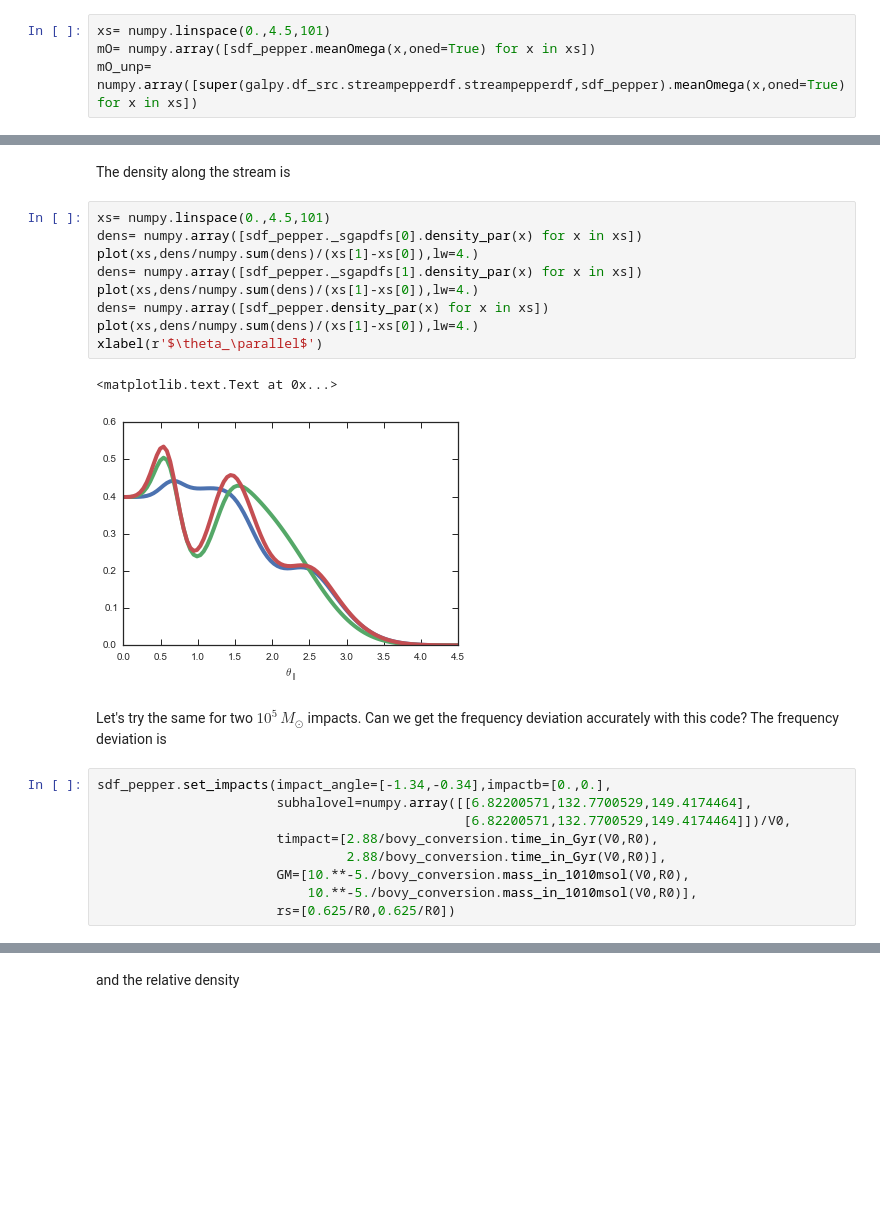
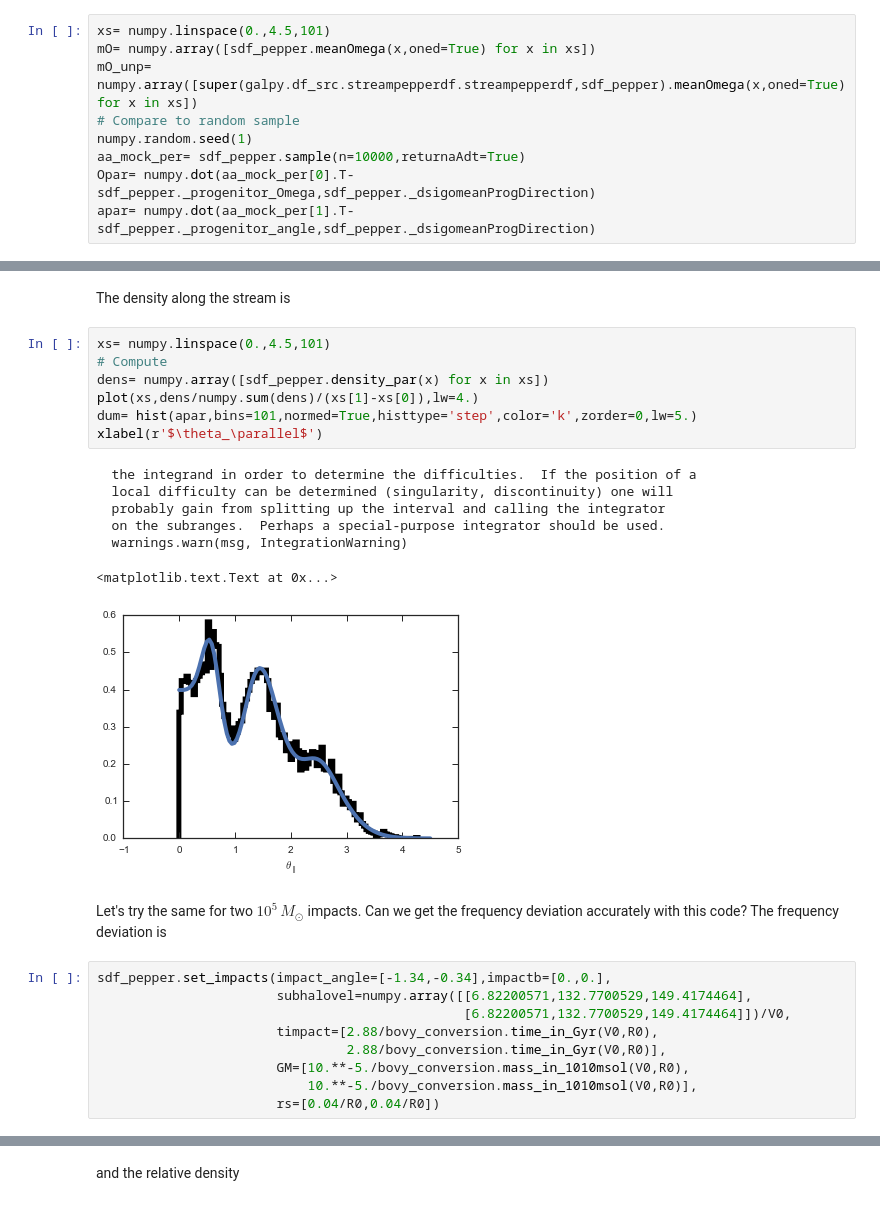
Before and after one commit to jobovy/streamgap-pepper, a Jupyter notebook: galpyStreamPepper.ipynb, the cells around one changed output, grey strips where cells are left out. Cells and saved outputs as stored; diff of their text form; blank space fills up the shorter version.

```diff
--- a/galpyStreamPepper.ipynb
+++ b/galpyStreamPepper.ipynb
@@ -85,3 +87,8 @@ sdf_pepper= galpy.df_src.streampepperdf.streampepperdf(\
 xs= numpy.linspace(0.,4.5,101)
 mO= numpy.array([sdf_pepper.meanOmega(x,oned=True) for x in xs])
 mO_unp= numpy.array([super(galpy.df_src.streampepperdf.streampepperdf,sdf_pepper).meanOmega(x,oned=True) for x in xs])
+# Compare to random sample
+numpy.random.seed(1)
+aa_mock_per= sdf_pepper.sample(n=10000,returnaAdt=True)
+Opar= numpy.dot(aa_mock_per[0].T-sdf_pepper._progenitor_Omega,sdf_pepper._dsigomeanProgDirection)
+apar= numpy.dot(aa_mock_per[1].T-sdf_pepper._progenitor_angle,sdf_pepper._dsigomeanProgDirection)
@@ -114,16 +118,19 @@ ylabel(r'$\Omega_\parallel\,(\mathrm{Gyr}^{-1})$')
 The density along the stream is
 # %%
 xs= numpy.linspace(0.,4.5,101)
-dens= numpy.array([sdf_pepper._sgapdfs[0].density_par(x) for x in xs])
-plot(xs,dens/numpy.sum(dens)/(xs[1]-xs[0]),lw=4.)
-dens= numpy.array([sdf_pepper._sgapdfs[1].density_par(x) for x in xs])
-plot(xs,dens/numpy.sum(dens)/(xs[1]-xs[0]),lw=4.)
+# Compute
 dens= numpy.array([sdf_pepper.density_par(x) for x in xs])
 plot(xs,dens/numpy.sum(dens)/(xs[1]-xs[0]),lw=4.)
+dum= hist(apar,bins=101,normed=True,histtype='step',color='k',zorder=0,lw=5.)
 xlabel(r'$\theta_\parallel$')
 # %% [output]
-<matplotlib.text.Text at 0x...>
+  the integrand in order to determine the difficulties.  If the position of a
+  local difficulty can be determined (singularity, discontinuity) one will
+  probably gain from splitting up the interval and calling the integrator
+  on the subranges.  Perhaps a special-purpose integrator should be used.
+  warnings.warn(msg, IntegrationWarning)
+<matplotlib.text.Text at 0x...>
-[figure, old version]
+[figure, new version]
 # %% [markdown]
 Let's try the same for two $10^5\,M_\odot$ impacts. Can we get the frequency deviation accurately with this code? The frequency deviation is
 # %%
@@ -134,7 +141,7 @@ sdf_pepper.set_impacts(impact_angle=[-1.34,-0.34],impactb=[0.,0.],
                                 2.88/bovy_conversion.time_in_Gyr(V0,R0)],
                        GM=[10.**-5./bovy_conversion.mass_in_1010msol(V0,R0),
                            10.**-5./bovy_conversion.mass_in_1010msol(V0,R0)],
-                       rs=[0.625/R0,0.625/R0])
+                       rs=[0.04/R0,0.04/R0])
 # %%
 xs= numpy.linspace(0.,4.5,101)
 mO= numpy.array([sdf_pepper.meanOmega(x,oned=True) for x in xs])
```
Also changed, not shown: parts of 13 cells of this notebook.
